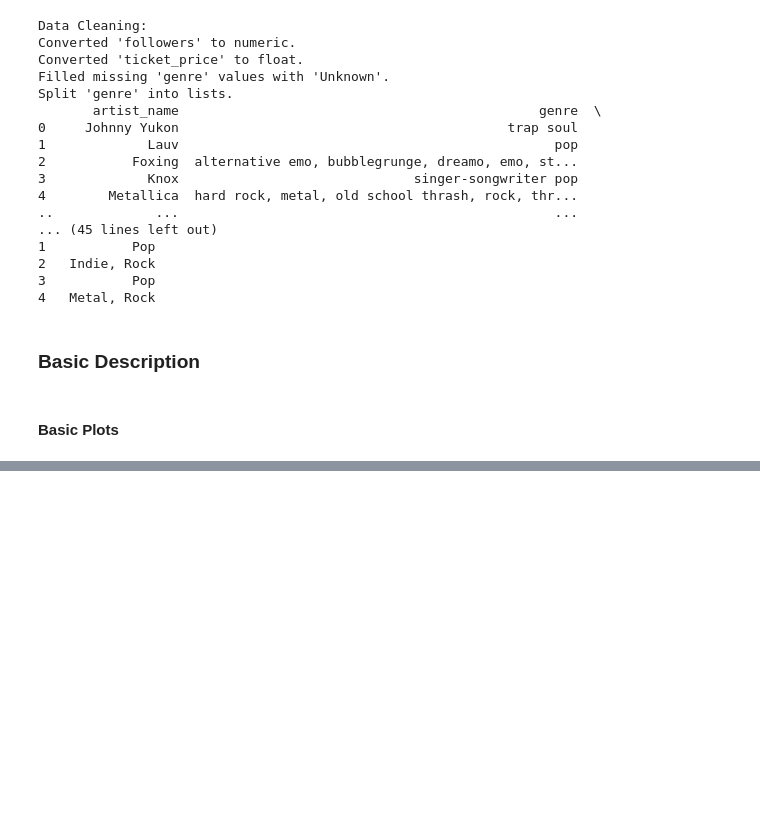
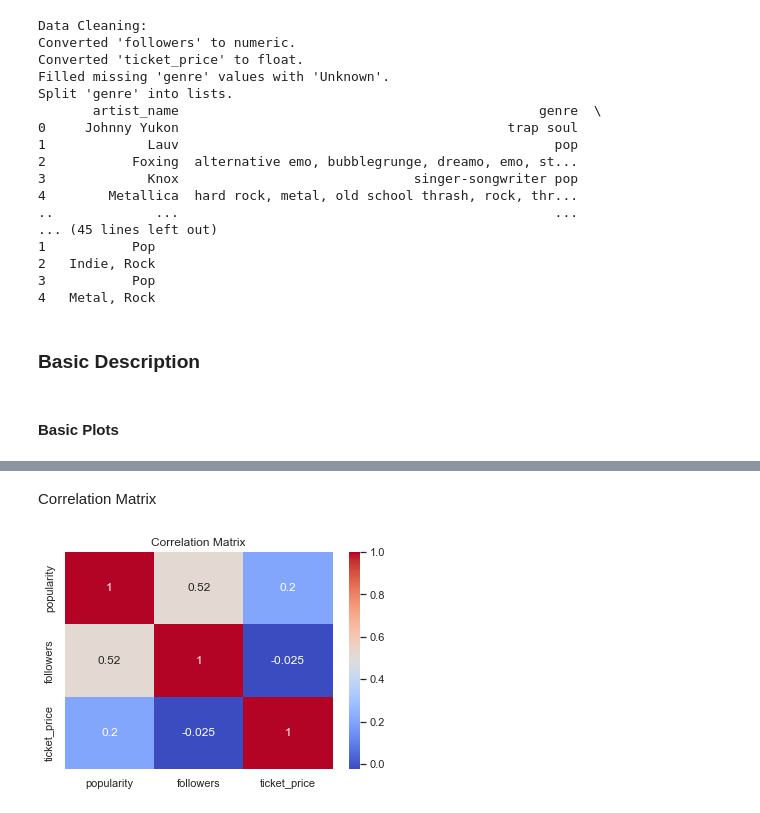
Before and after one commit to dhu2022-dev/rlm-booking-app, a Jupyter notebook: old_flask_app/Data/EDA.ipynb, the cells around one changed output, grey strips where cells are left out. Saved outputs shown, nothing was run; the diff lists cells and outputs as text; code cells hidden in the pictures; blank space fills up the shorter version.

```diff
--- a/old_flask_app/Data/EDA.ipynb
+++ b/old_flask_app/Data/EDA.ipynb
@@ -120,0 +121,14 @@ ValueError: Multi-dimensional indexing (e.g. `obj[:, None]`) is no longer suppor
+# %% [markdown]
+Correlation Matrix
+# %%
+df['popularity'] = pd.to_numeric(df['popularity'], errors='coerce')
+df['followers'] = pd.to_numeric(df['followers'], errors='coerce')
+df['ticket_price'] = pd.to_numeric(df['ticket_price'], errors='coerce')
+
+plt.figure(figsize=(6, 4))
+corr = df[['popularity', 'followers', 'ticket_price']].corr()
+sns.heatmap(corr, annot=True, cmap='coolwarm')
+plt.title('Correlation Matrix')
+plt.show()
+# %% [output]
+[figure, added]
```
Also changed, not shown: parts of 18 cells of this notebook, 5 other files.
